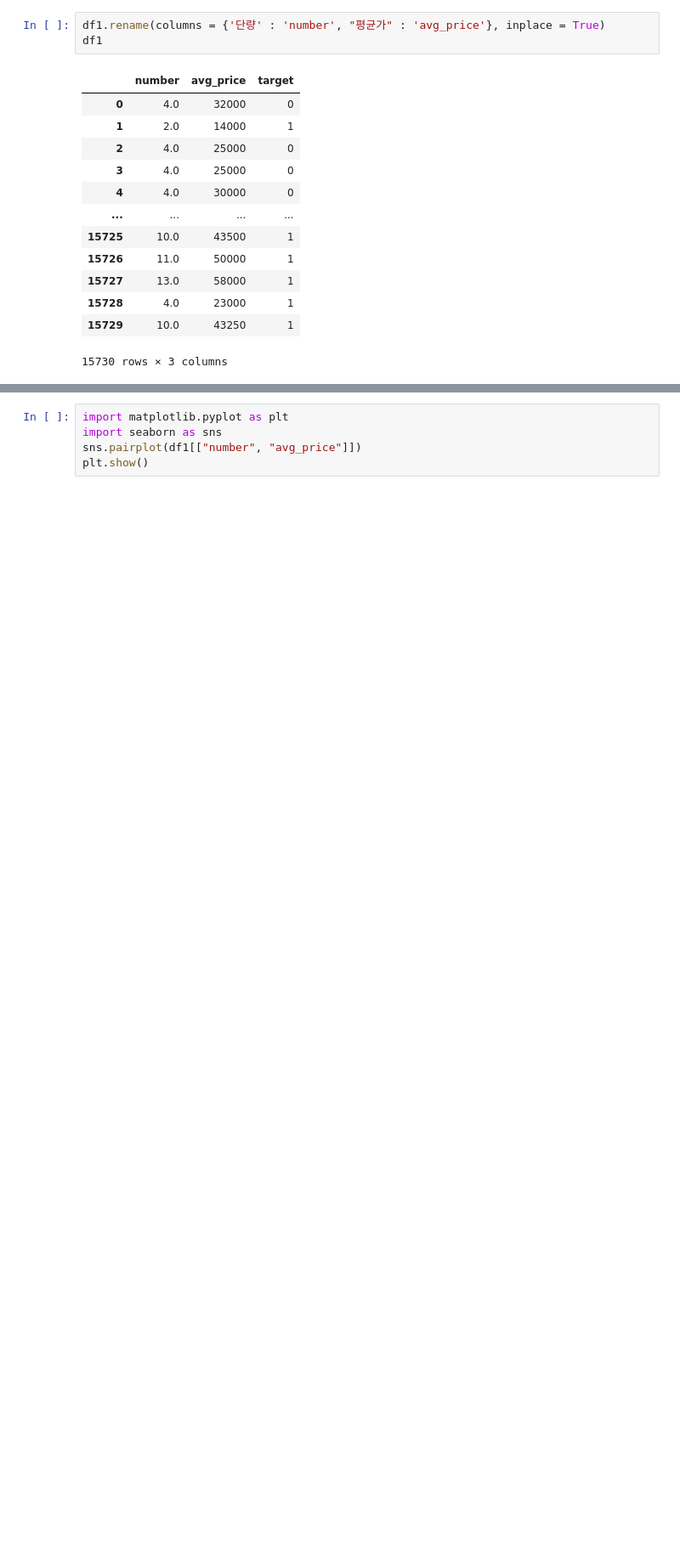
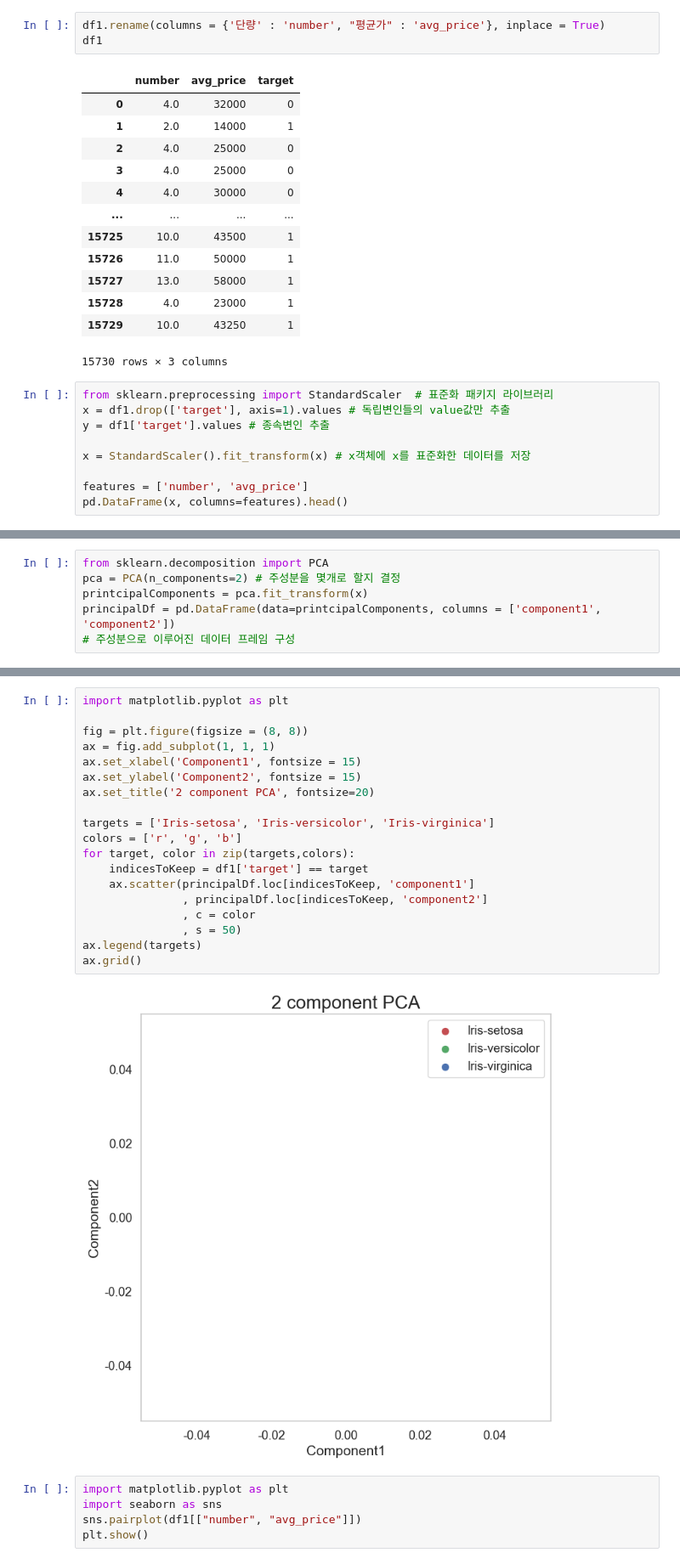
Before and after one commit to jihun5/jihun5, a Jupyter notebook: jupyter_project/jupyter_project/연습하기/인천.ipynb, the cells around one changed output, grey strips where cells are left out. Shown at 85% size. Drawn from its saved outputs; the diff is of its cells as text; blank space fills up the shorter version.

```diff
--- a/jupyter_project/jupyter_project/연습하기/인천.ipynb
+++ b/jupyter_project/jupyter_project/연습하기/인천.ipynb
@@ -168,3 +168,12 @@ df1
 | 15728 | 4.0 | 23000 | 1 |
 | 15729 | 10.0 | 43250 | 1 |
 15730 rows × 3 columns
+# %%
+from sklearn.preprocessing import StandardScaler  # 표준화 패키지 라이브러리
+x = df1.drop(['target'], axis=1).values # 독립변인들의 value값만 추출
+y = df1['target'].values # 종속변인 추출
+
+x = StandardScaler().fit_transform(x) # x객체에 x를 표준화한 데이터를 저장
+
+features = ['number', 'avg_price']
+pd.DataFrame(x, columns=features).head()
@@ -170,0 +187,6 @@ df1
+# %%
+from sklearn.decomposition import PCA
+pca = PCA(n_components=2) # 주성분을 몇개로 할지 결정
+printcipalComponents = pca.fit_transform(x)
+principalDf = pd.DataFrame(data=printcipalComponents, columns = ['component1', 'component2'])
+# 주성분으로 이루어진 데이터 프레임 구성
@@ -171,3 +214,24 @@ df1
+# %%
+import matplotlib.pyplot as plt
+
+fig = plt.figure(figsize = (8, 8))
+ax = fig.add_subplot(1, 1, 1)
+ax.set_xlabel('Component1', fontsize = 15)
+ax.set_ylabel('Component2', fontsize = 15)
+ax.set_title('2 component PCA', fontsize=20)
+
+targets = ['Iris-setosa', 'Iris-versicolor', 'Iris-virginica']
+colors = ['r', 'g', 'b']
+for target, color in zip(targets,colors):
+    indicesToKeep = df1['target'] == target
+    ax.scatter(principalDf.loc[indicesToKeep, 'component1']
+               , principalDf.loc[indicesToKeep, 'component2']
+               , c = color
+               , s = 50)
+ax.legend(targets)
+ax.grid()
+# %% [output]
+[figure, added]
 # %%
 import matplotlib.pyplot as plt
 import seaborn as sns
```
Also changed, not shown: parts of 6 cells of this notebook, 16 other files.
